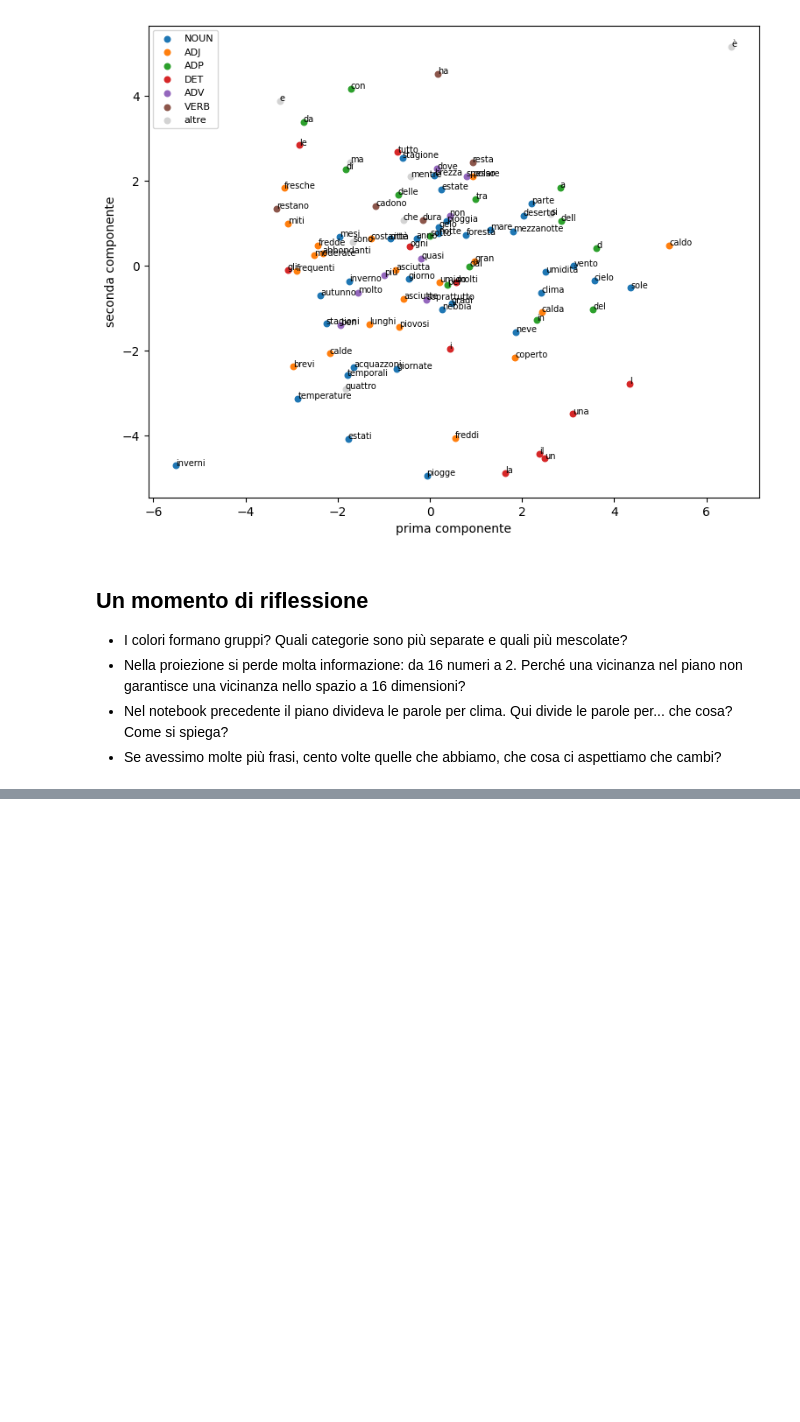
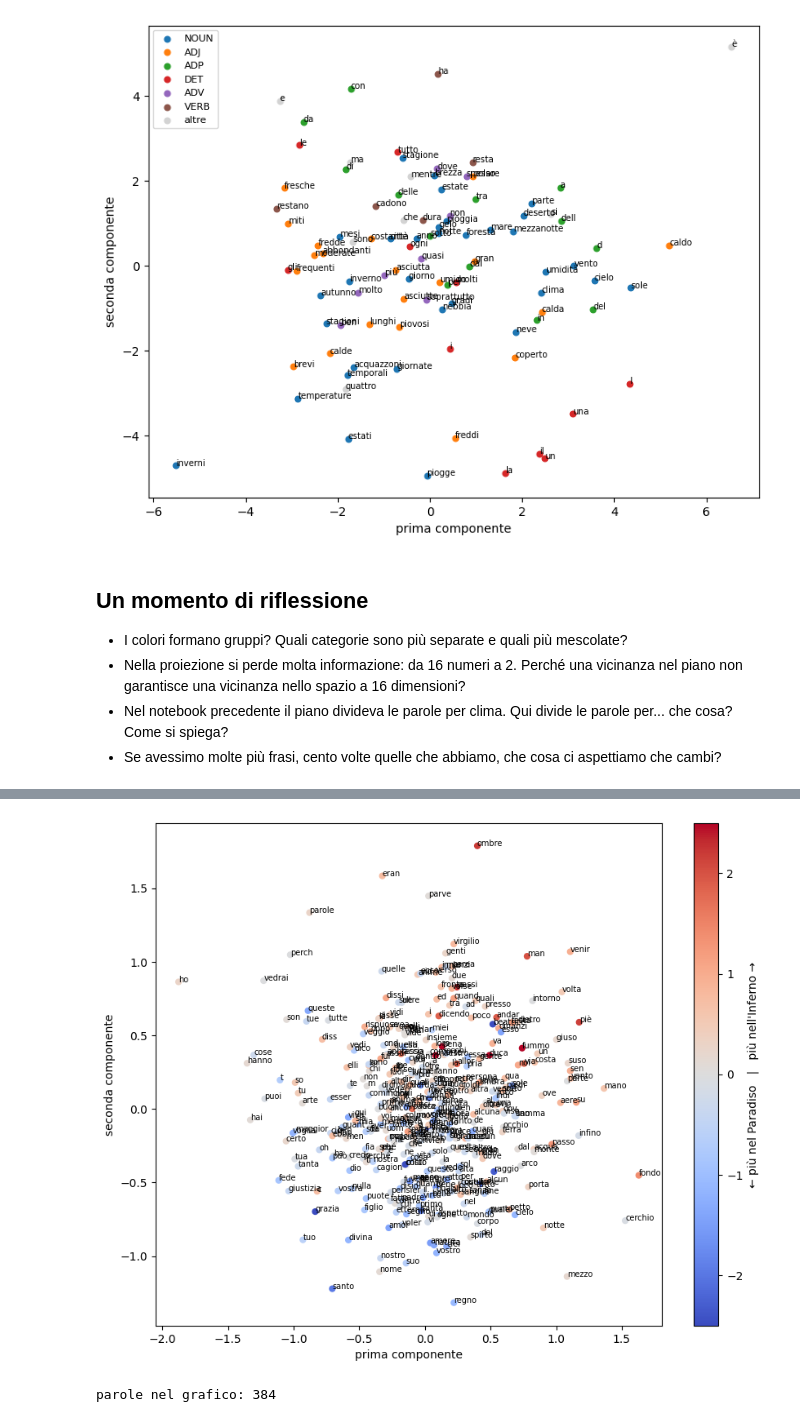
Before and after one commit to umilISLab/midh, a Jupyter notebook: AA2026-27/L12_contesto.ipynb, the cells around one changed output, grey strips where cells are left out. Drawn from its saved outputs; the diff is of its cells as text; code cells hidden in the pictures; blank space fills up the shorter version.

```diff
--- a/AA2026-27/L12_contesto.ipynb
+++ b/AA2026-27/L12_contesto.ipynb
@@ -375,0 +536,29 @@ plt.show()
+# %%
+frequenti_d = np.flatnonzero(frequenza_d >= 30)
+conta_cantica = {c: collections.Counter() for c in set(nomi_canti)}
+for c, canto in zip(nomi_canti, canti):
+    conta_cantica[c].update(canto)
+tot_cantica = {c: sum(n.values()) for c, n in conta_cantica.items()}
+
+def quota_inferno(p):
+    i = conta_cantica['inferno'][p] / tot_cantica['inferno']
+    q = conta_cantica['paradiso'][p] / tot_cantica['paradiso']
+    return np.log((i + 1e-5) / (q + 1e-5))
+
+colore = np.array([quota_inferno(vocabolario_d[j]) for j in frequenti_d])
+Ec = W1_d[frequenti_d] - W1_d[frequenti_d].mean(axis=0)
+_, _, Vt = np.linalg.svd(Ec, full_matrices=False)
+piano_d = Ec @ Vt[:2].T
+
+fig, ax = plt.subplots(figsize=(10, 8))
+sc = ax.scatter(piano_d[:, 0], piano_d[:, 1], c=colore, cmap='coolwarm', vmin=-2.5, vmax=2.5, s=24)
+for k, j in enumerate(frequenti_d):
+    ax.text(piano_d[k, 0], piano_d[k, 1], vocabolario_d[j], fontsize=7)
+plt.colorbar(sc, label='← più nel Paradiso   |   più nell\'Inferno →')
+ax.set_xlabel('prima componente')
+ax.set_ylabel('seconda componente')
+plt.show()
+print('parole nel grafico:', len(frequenti_d))
+# %% [output]
+[figure, added]
+parole nel grafico: 384
```
Also changed, not shown: parts of 28 cells of this notebook.
